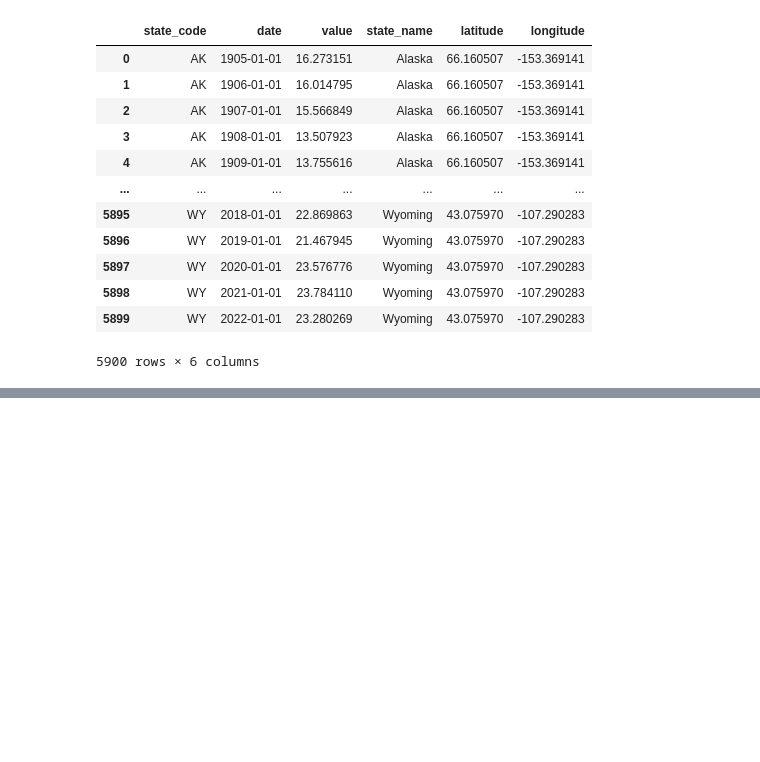
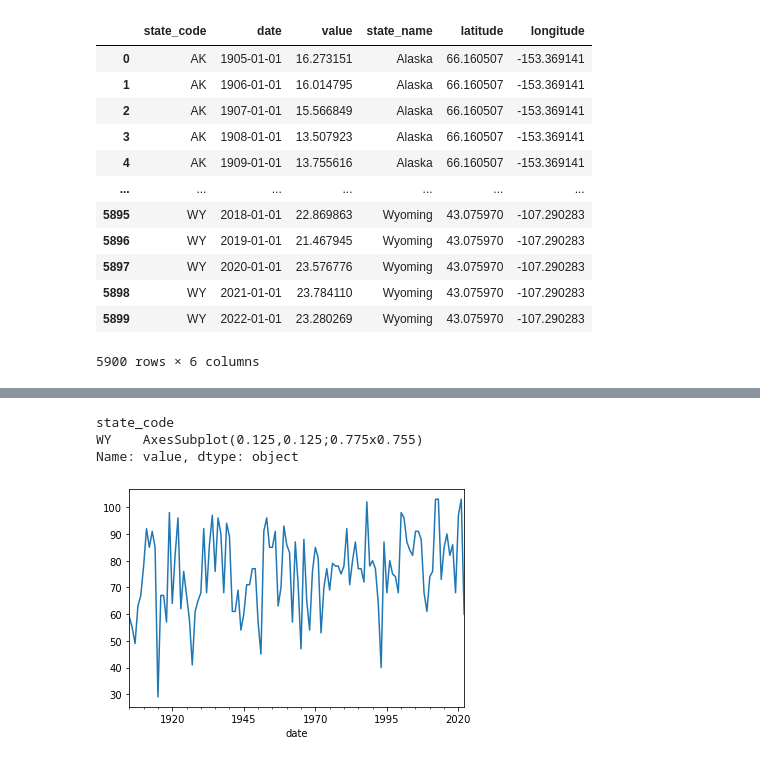
Before and after one commit to sanilveeravu/capstone_climate_project, a Jupyter notebook: data_setup/data_aggregations.ipynb, the cells around one changed output, grey strips where cells are left out. Cells and saved outputs as stored; diff of their text form; code cells hidden in the pictures; blank space fills up the shorter version.

Commit message:
updates for images

```diff
--- a/data_setup/data_aggregations.ipynb
+++ b/data_setup/data_aggregations.ipynb
@@ -219,0 +312,6 @@ tmax_agg_yearly_df
+# %%
+hot_days_yearly_df = tmax_df[tmax_df.value>=33].groupby([tmax_df['state_code'],pd.to_datetime(tmax_df['date']).dt.strftime('%Y')])["value"].agg("count").reset_index()
+hot_days_yearly_df.date = pd.to_datetime(hot_days_yearly_df.date)
+hot_days_yearly_df = pd.merge(hot_days_yearly_df, states_df, how='inner', on = 'state_code')
+hot_days_yearly_df.to_csv("../data/cleaned_data/tmax_hot_days_yearly.csv", index=False)
+hot_days_yearly_df
@@ -219,0 +332,7 @@ tmax_agg_yearly_df
+# %%
+hot_days_yearly_df[hot_days_yearly_df["state_code"]=="WY"].set_index('date').groupby('state_code')['value'].plot()
+# %% [output]
+state_code
+WY    AxesSubplot(0.125,0.125;0.775x0.755)
+Name: value, dtype: object
+[figure, added]
```
Also changed, not shown: parts of 10 cells of this notebook, 18 other files.
